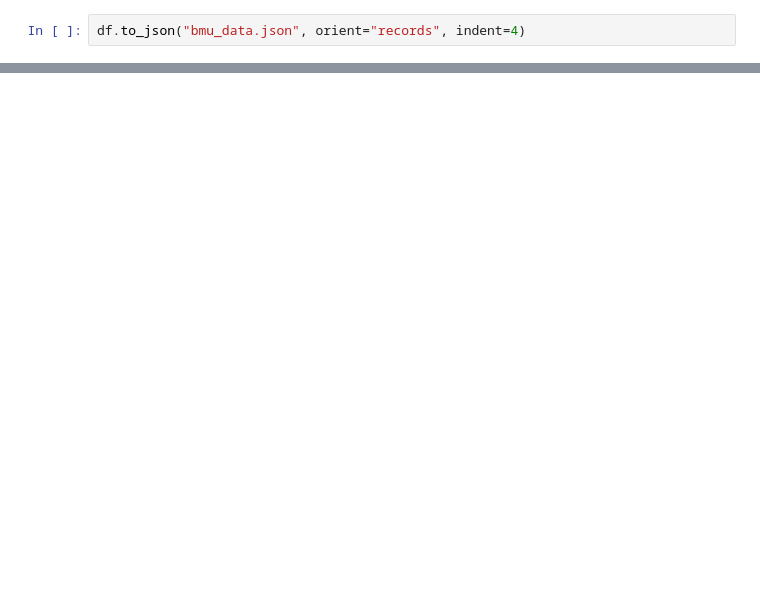
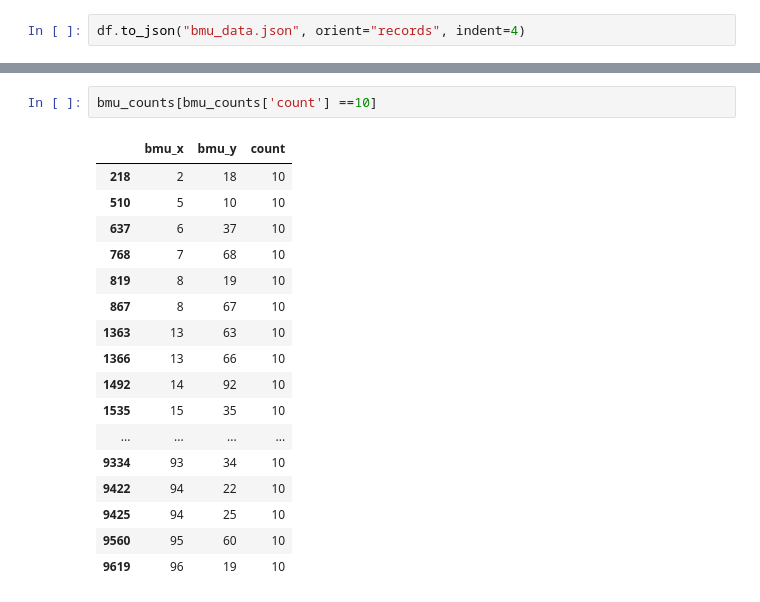
Before and after one commit to NicoCereghini/DSC-288R---Spotify-Capstone-Project, a Jupyter notebook: src/notebooks/SoM.ipynb, the cells around one changed output, grey strips where cells are left out. Cells and saved outputs as stored; diff of their text form; blank space fills up the shorter version.

```diff
--- a/src/notebooks/SoM.ipynb
+++ b/src/notebooks/SoM.ipynb
@@ -245,0 +275,20 @@ Droplets destroyed, you are safe to terminate your code!
+# %%
+bmu_counts[bmu_counts['count'] ==10]
+# %% [output]
+|  | bmu_x | bmu_y | count |
+| 218 | 2 | 18 | 10 |
+| 510 | 5 | 10 | 10 |
+| 637 | 6 | 37 | 10 |
+| 768 | 7 | 68 | 10 |
+| 819 | 8 | 19 | 10 |
+| 867 | 8 | 67 | 10 |
+| 1363 | 13 | 63 | 10 |
+| 1366 | 13 | 66 | 10 |
+| 1492 | 14 | 92 | 10 |
+| 1535 | 15 | 35 | 10 |
+| ... | ... | ... | ... |
+| 9334 | 93 | 34 | 10 |
+| 9422 | 94 | 22 | 10 |
+| 9425 | 94 | 25 | 10 |
+| 9560 | 95 | 60 | 10 |
+| 9619 | 96 | 19 | 10 |
```
Also changed, not shown: parts of 11 cells of this notebook.
